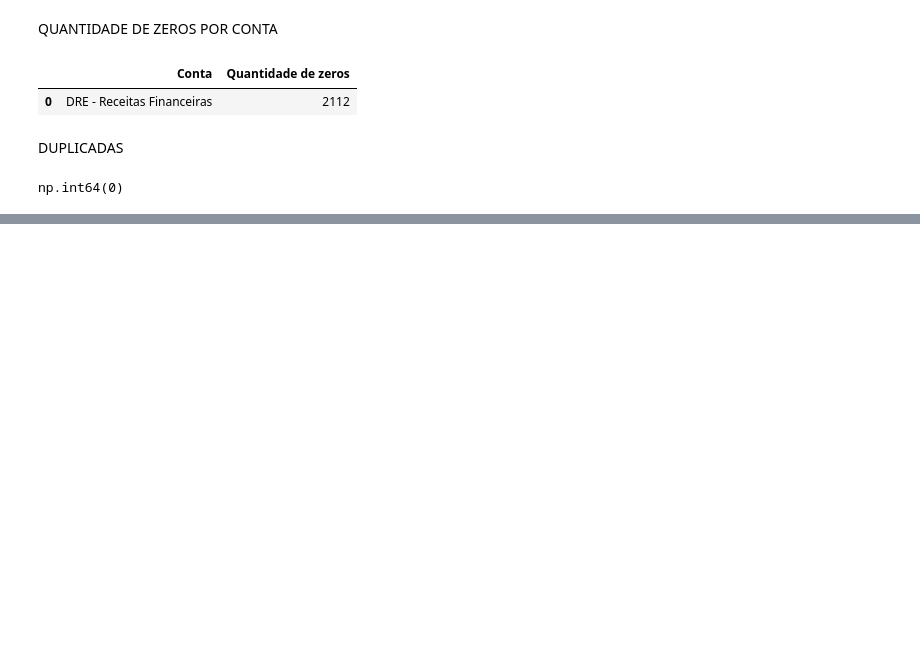
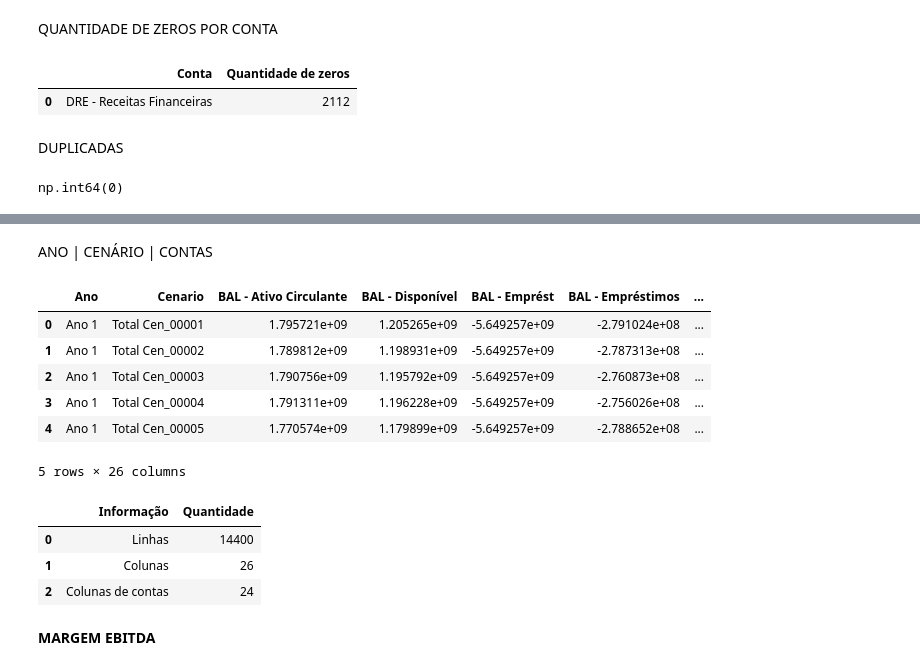
Before and after one commit to 2026-2-NCC4/Projeto1, a Jupyter notebook: notebooks/01_exploracao.ipynb, the cells around one changed output, grey strips where cells are left out. Saved outputs shown, nothing was run; the diff lists cells and outputs as text; code cells hidden in the pictures; blank space fills up the shorter version.

```diff
--- a/notebooks/01_exploracao.ipynb
+++ b/notebooks/01_exploracao.ipynb
@@ -811,0 +854,34 @@ Foi observado ainda que quatro contas — BAL - Emprést, BAL - Estoques Diverso
+# %% [markdown]
+ANO | CENÁRIO | CONTAS
+# %%
+df_integrado.columns.name = None
+
+df_integrado.head()
+# %% [output]
+|  | Ano | Cenario | BAL - Ativo Circulante | BAL - Disponível | BAL - Emprést | BAL - Empréstimos | ... |
+| 0 | Ano 1 | Total Cen_00001 | 1.795721e+09 | 1.205265e+09 | -5.649257e+09 | -2.791024e+08 | ... |
+| 1 | Ano 1 | Total Cen_00002 | 1.789812e+09 | 1.198931e+09 | -5.649257e+09 | -2.787313e+08 | ... |
+| 2 | Ano 1 | Total Cen_00003 | 1.790756e+09 | 1.195792e+09 | -5.649257e+09 | -2.760873e+08 | ... |
+| 3 | Ano 1 | Total Cen_00004 | 1.791311e+09 | 1.196228e+09 | -5.649257e+09 | -2.756026e+08 | ... |
+| 4 | Ano 1 | Total Cen_00005 | 1.770574e+09 | 1.179899e+09 | -5.649257e+09 | -2.788652e+08 | ... |
+5 rows × 26 columns
+# %%
+pd.DataFrame({
+    "Informação": [
+        "Linhas",
+        "Colunas",
+        "Colunas de contas"
+    ],
+    "Quantidade": [
+        len(df_integrado),
+        len(df_integrado.columns),
+        len(df_integrado.columns) - 2
+    ]
+})
+# %% [output]
+|  | Informação | Quantidade |
+| 0 | Linhas | 14400 |
+| 1 | Colunas | 26 |
+| 2 | Colunas de contas | 24 |
+# %% [markdown]
+**MARGEM EBITDA**
```
Also changed, not shown: parts of 22 cells of this notebook.
